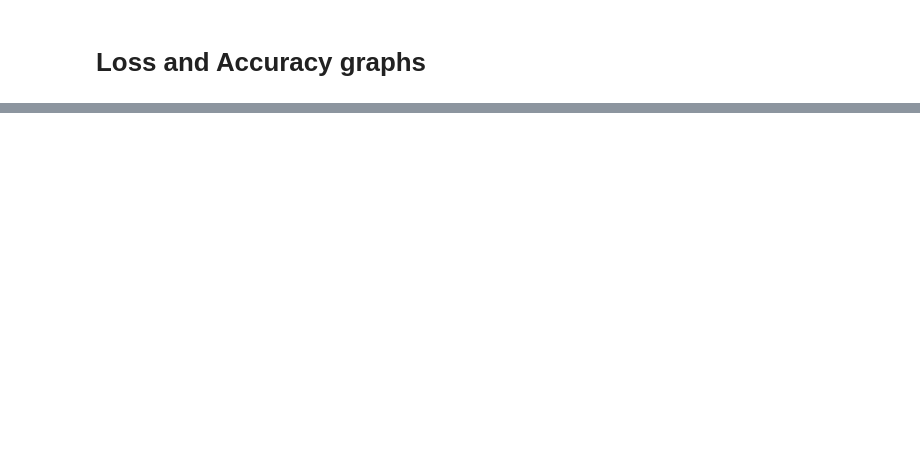
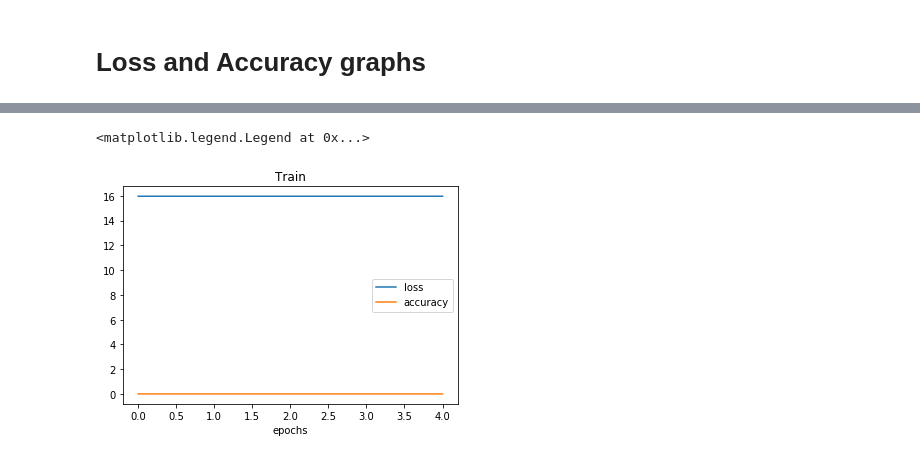
Before and after one commit to itaihay/Colman_ML_Google_Landmark, a Jupyter notebook: Experiments/Deep Neural Network/Deep Neural Network.ipynb, the cells around one changed output, grey strips where cells are left out. Cells and saved outputs as stored; diff of their text form; code cells hidden in the pictures; blank space fills up the shorter version.

```diff
--- a/Experiments/Deep Neural Network/Deep Neural Network.ipynb
+++ b/Experiments/Deep Neural Network/Deep Neural Network.ipynb
@@ -203,8 +266,11 @@ plt.legend(['loss', 'accuracy'])
 # %%
 import matplotlib.pyplot as plts
 x = range(0, len(history.loss_history))
 plt.plot(x, history.loss_history)
 plt.plot(x, history.accuracy_history)
-plt.xlabel('epoxhs')
+plt.xlabel('epochs')
 plt.title('Train')
 plt.legend(['loss', 'accuracy'])
+# %% [output]
+<matplotlib.legend.Legend at 0x...>
+[figure, added]
```
Also changed, not shown: parts of 7 cells of this notebook.
